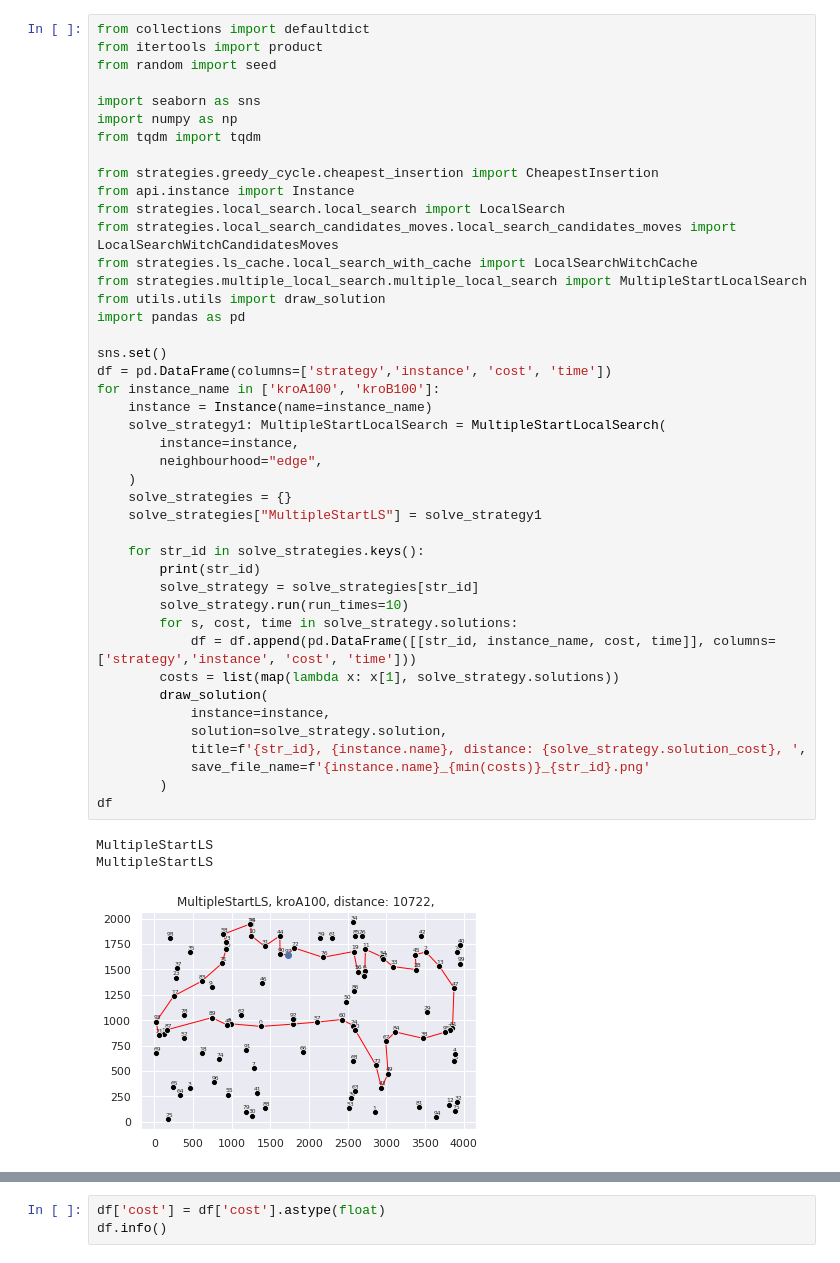
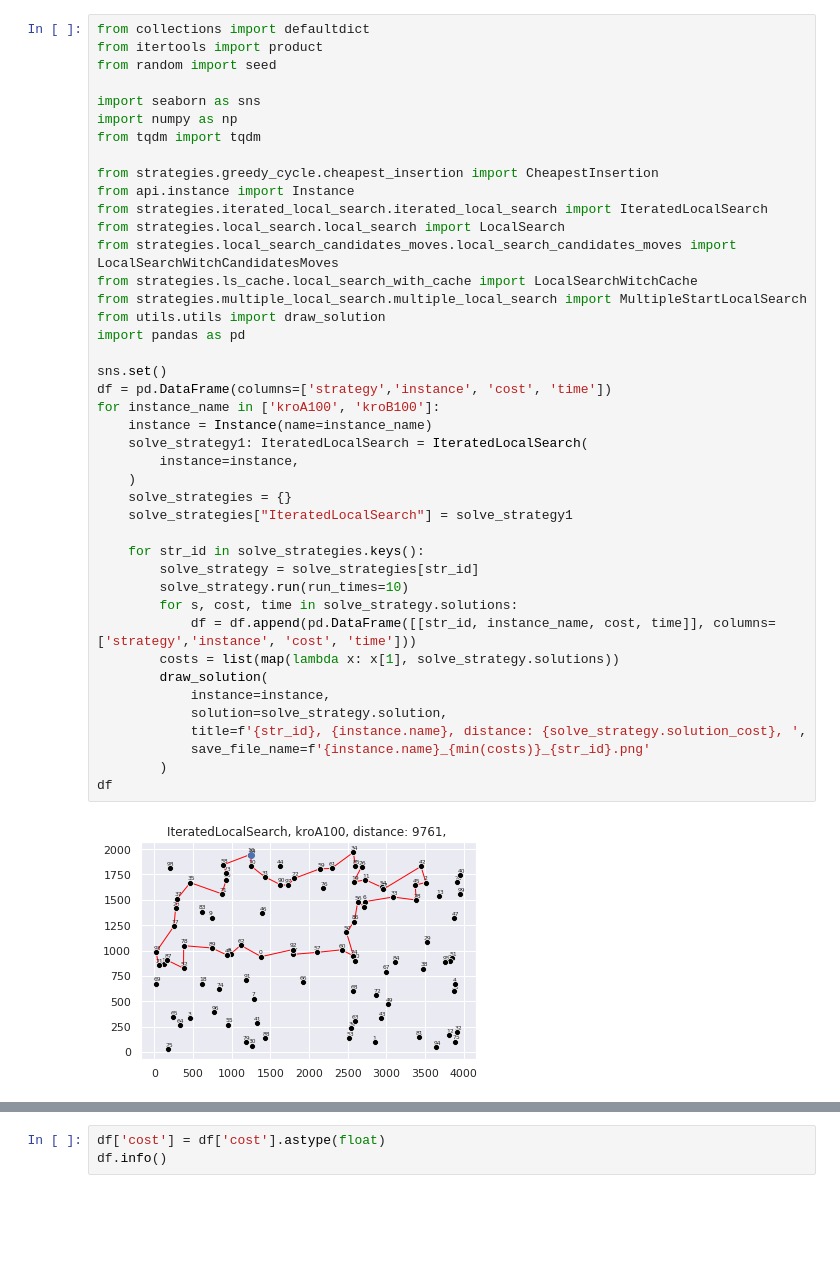
Before and after one commit to hancia/AEM, a Jupyter notebook: comparision.ipynb, the cells around one changed output, grey strips where cells are left out. Saved outputs shown, nothing was run; the diff lists cells and outputs as text; blank space fills up the shorter version.

Commit message:
iterated ls

```diff
--- a/comparision.ipynb
+++ b/comparision.ipynb
@@ -9,39 +9,36 @@ from tqdm import tqdm
 
 from strategies.greedy_cycle.cheapest_insertion import CheapestInsertion
 from api.instance import Instance
+from strategies.iterated_local_search.iterated_local_search import IteratedLocalSearch
 from strategies.local_search.local_search import LocalSearch
 from strategies.local_search_candidates_moves.local_search_candidates_moves import LocalSearchWitchCandidatesMoves
 from strategies.ls_cache.local_search_with_cache import LocalSearchWitchCache
 from strategies.multiple_local_search.multiple_local_search import MultipleStartLocalSearch
 from utils.utils import draw_solution
 import pandas as pd
 
 sns.set()
 df = pd.DataFrame(columns=['strategy','instance', 'cost', 'time'])
 for instance_name in ['kroA100', 'kroB100']:
     instance = Instance(name=instance_name)
-    solve_strategy1: MultipleStartLocalSearch = MultipleStartLocalSearch(
+    solve_strategy1: IteratedLocalSearch = IteratedLocalSearch(
         instance=instance,
-        neighbourhood="edge",
     )
     solve_strategies = {}
-    solve_strategies["MultipleStartLS"] = solve_strategy1
+    solve_strategies["IteratedLocalSearch"] = solve_strategy1
 
     for str_id in solve_strategies.keys():
-        print(str_id)
         solve_strategy = solve_strategies[str_id]
         solve_strategy.run(run_times=10)
         for s, cost, time in solve_strategy.solutions:
             df = df.append(pd.DataFrame([[str_id, instance_name, cost, time]], columns=['strategy','instance', 'cost', 'time']))
         costs = list(map(lambda x: x[1], solve_strategy.solutions))
         draw_solution(
             instance=instance,
             solution=solve_strategy.solution,
             title=f'{str_id}, {instance.name}, distance: {solve_strategy.solution_cost}, ',
             save_file_name=f'{instance.name}_{min(costs)}_{str_id}.png'
         )
 df
 # %% [output]
-MultipleStartLS
-MultipleStartLS
-[figure, old version]
+[figure, new version]
```
Also changed, not shown: parts of 5 cells of this notebook, 4 other files.
